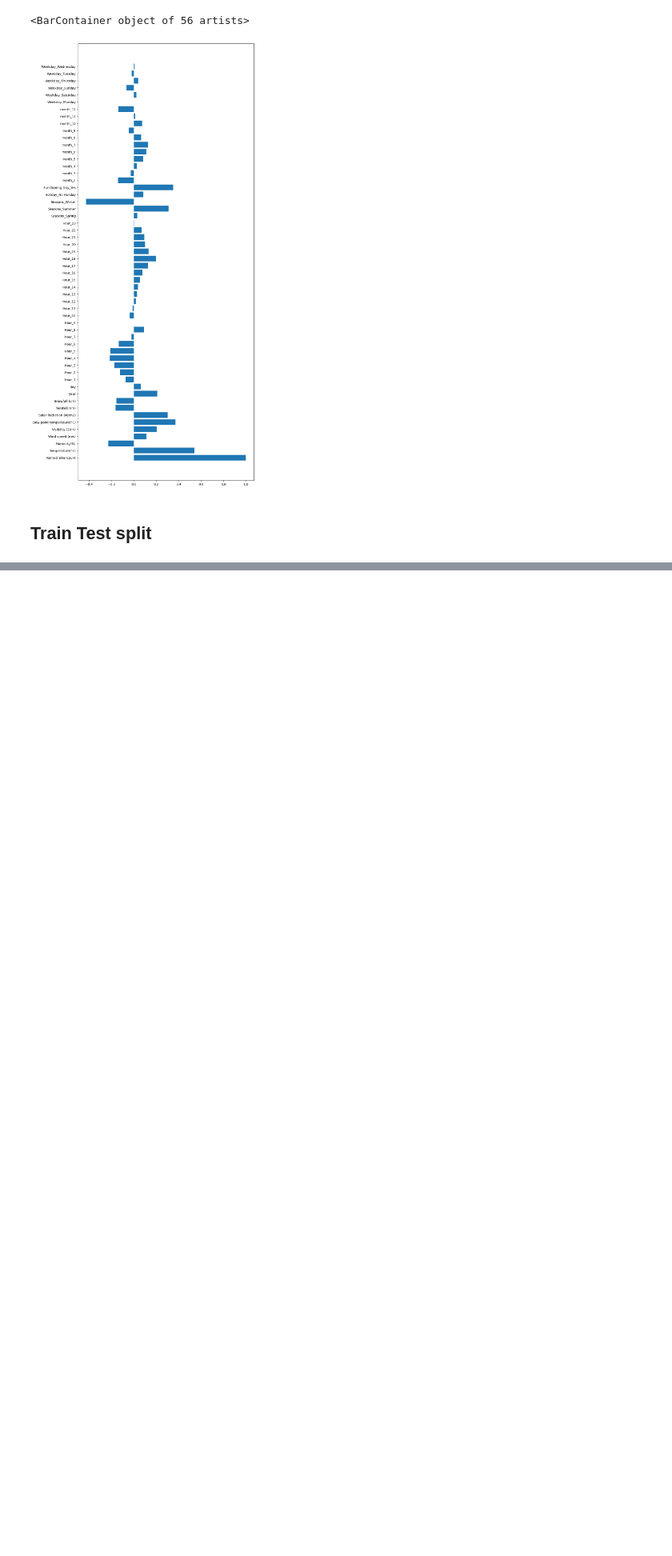
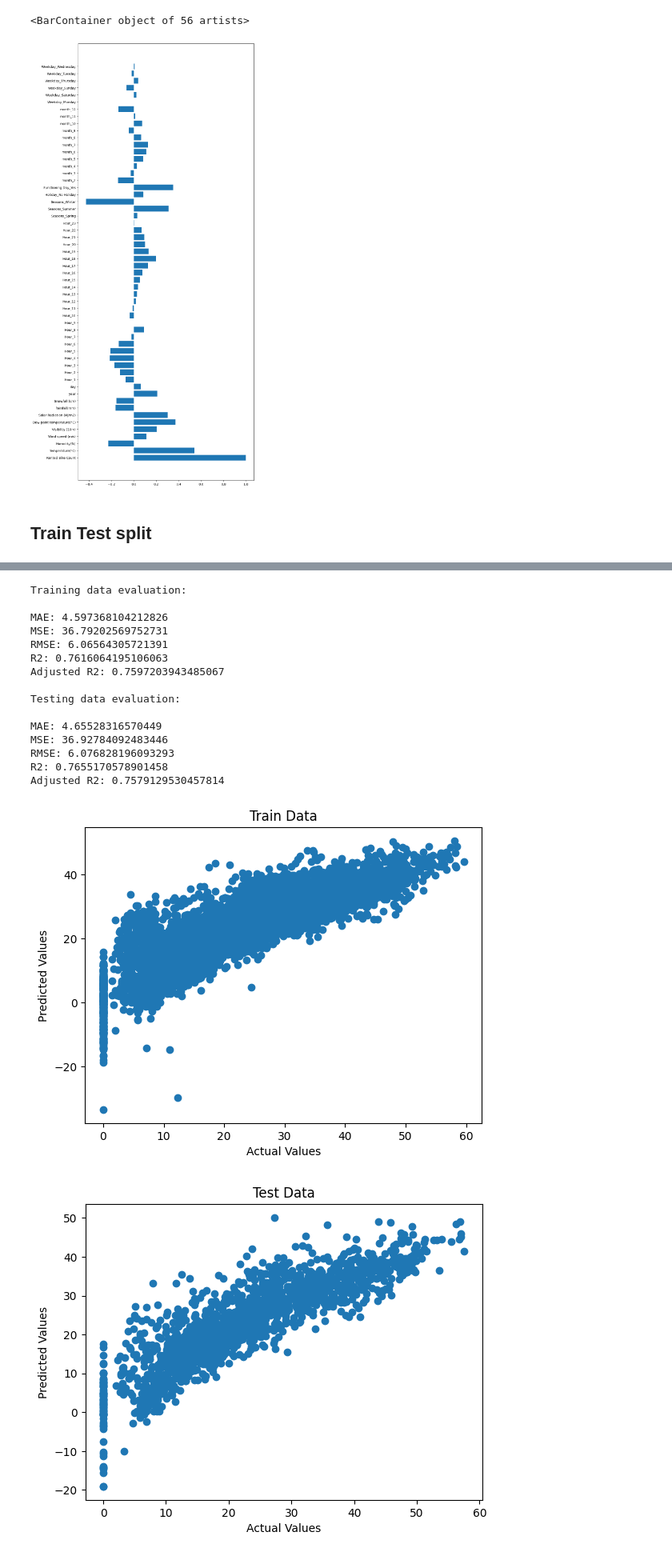
Before and after one commit to rajkumarshedage/Bike-Sharing-Demand-Prediction, a Jupyter notebook: Bike_Sharing_Demand_Prediction.ipynb, the cells around one changed output, grey strips where cells are left out. Shown at 80% size. Saved outputs shown, nothing was run; the diff lists cells and outputs as text; code cells hidden in the pictures; blank space fills up the shorter version.

```diff
--- a/Bike_Sharing_Demand_Prediction.ipynb
+++ b/Bike_Sharing_Demand_Prediction.ipynb
@@ -1116,0 +1257,13 @@ NameError: ignored
+# %%
+## Define the hyperparameters to be tuned
+
+param_grid = {'alpha': [0.001, 0.01, 0.1, 1, 10, 100]}
+
+## Perform hyperparameter tuning using GridSearchCV
+
+ridge_grid =  GridSearchCV(estimator=ridge_model, param_grid=param_grid, scoring='neg_mean_squared_error', cv=5)
+ridge_grid.fit(X_train,y_train)
+
+## Get the best hyperparameters
+
+print("Best hyperparameters: ", ridge_grid.best_params_)
@@ -1116,0 +1272,20 @@ NameError: ignored
+# %%
+model_eva(ridge_grid)
+# %% [output]
+Training data evaluation:
+
+MAE: 4.597368104212826
+MSE: 36.79202569752731
+RMSE: 6.06564305721391
+R2: 0.7616064195106063
+Adjusted R2: 0.7597203943485067
+
+Testing data evaluation:
+
+MAE: 4.65528316570449
+MSE: 36.92784092483446
+RMSE: 6.076828196093293
+R2: 0.7655170578901458
+Adjusted R2: 0.7579129530457814
+[figure, added]
+[figure, added]
```
Also changed, not shown: parts of 21 cells of this notebook.
